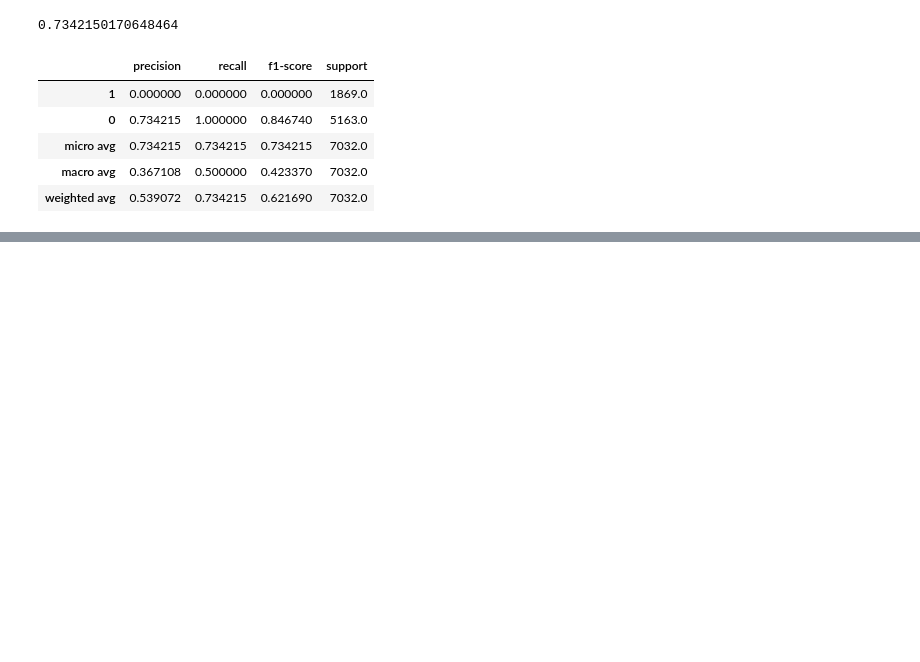
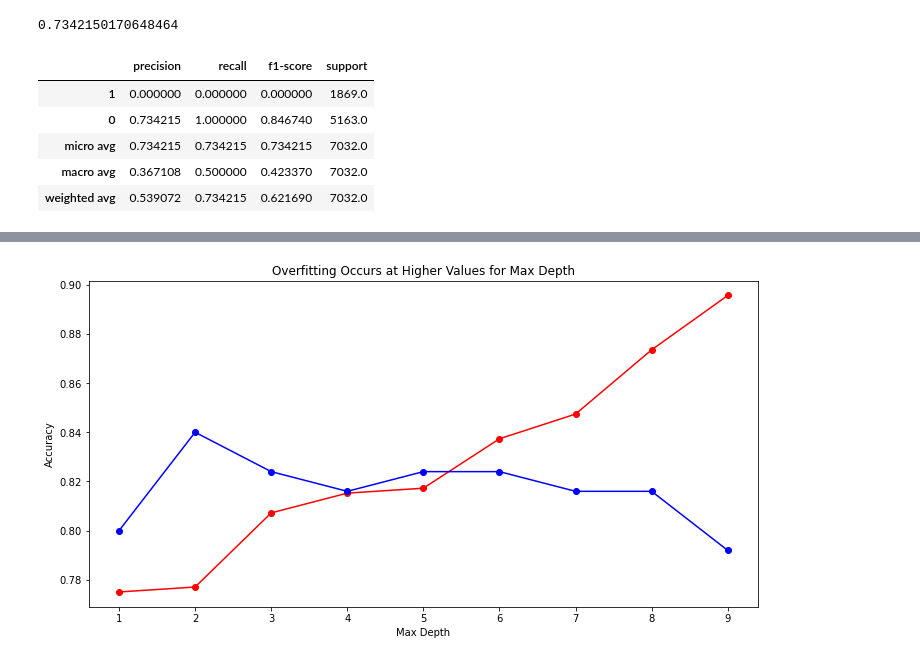
Before and after one commit to Chenchen070/Classification, a Jupyter notebook: model.ipynb, the cells around one changed output, grey strips where cells are left out. Cells and saved outputs as stored; diff of their text form; code cells hidden in the pictures; blank space fills up the shorter version.

```diff
--- a/model.ipynb
+++ b/model.ipynb
@@ -503,0 +672,5 @@ pd.DataFrame(x).T
+# %%
+# Make Predictions --------  Classify each flower by its estimated species.
+
+y_pred = rf.predict(X_train)
+y_pred
@@ -503,0 +835,4 @@ pd.DataFrame(x).T
+# %%
+rf = RandomForestClassifier(max_depth=10,
+                            min_samples_leaf=1,
+                            random_state=123)
@@ -503,0 +880,25 @@ pd.DataFrame(x).T
+# %%
+# ompare in-sample to out-of-sample
+
+metrics = []
+
+for i in range(1,10):
+    rf = RandomForestClassifier(max_depth=(10-i),
+                            min_samples_leaf=i,
+                            random_state=123)
+
+    rf = rf.fit(X_train, y_train)
+
+    in_sample_accuracy = rf.score(X_train, y_train)
+
+    out_of_sample_accuracy = rf.score(X_validate, y_validate)
+
+    output = {"max_depth": (10-i),"min_sample_lead" :i,
+        "train_accuracy": in_sample_accuracy,
+        "validate_accuracy": out_of_sample_accuracy}
+
+    metrics.append(output)
+
+df = pd.DataFrame(metrics)
+df["difference"] = df.train_accuracy - df.validate_accuracy
+df
@@ -503,0 +916,10 @@ pd.DataFrame(x).T
+# %%
+plt.figure(figsize=(12, 6))
+plt.plot(df.max_depth, df.train_accuracy, color = 'r', marker = 'o')
+plt.plot(df.max_depth, df.validate_accuracy, color = 'b', marker = 'o')
+plt.title('Overfitting Occurs at Higher Values for Max Depth')
+plt.xlabel('Max Depth')
+plt.ylabel('Accuracy')
+plt.show()
+# %% [output]
+[figure, added]
```
Also changed, not shown: parts of 55 cells of this notebook.
